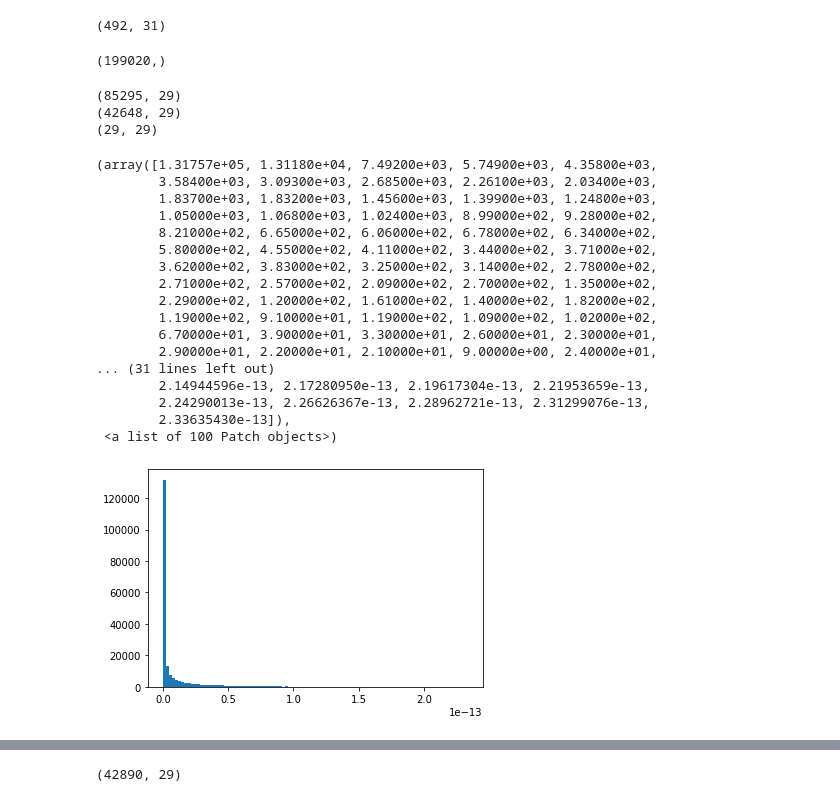
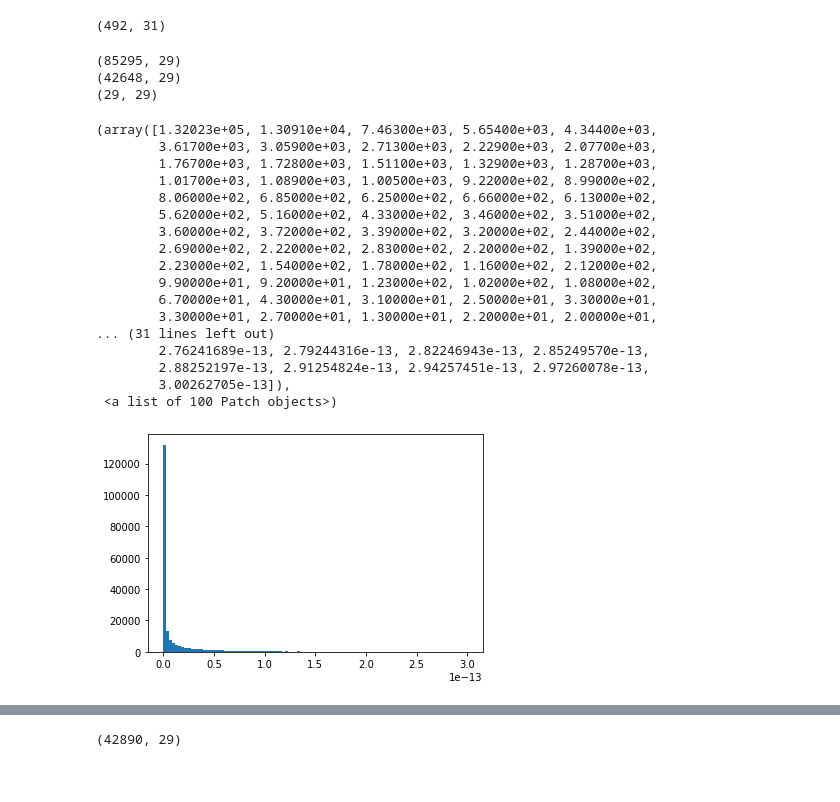
Before and after one commit to adils1212/fraud_data_analysis, a Jupyter notebook: Fraud_detection_analysis.ipynb, the cells around one changed output, grey strips where cells are left out. Cells and saved outputs as stored; diff of their text form; code cells hidden in the pictures.

```diff
--- a/Fraud_detection_analysis.ipynb
+++ b/Fraud_detection_analysis.ipynb
@@ -351,16 +289,12 @@ fraud.shape
 # %% [output]
 (492, 31)
 # %%
-non_fraud.shape
+
 #lets now split non fraud data into train val and test set
-
 non_fraud=non_fraud.iloc[:,1:]
 X_fraud=non_fraud.iloc[:,:-1]
 Y_fraud=non_fraud.iloc[:,-1]
 X_train, X_test, y_train, y_test = train_test_split(X_fraud, Y_fraud, test_size=0.3, random_state=1)
-y_train.shape
-# %% [output]
-(199020,)
 # %%
 import math
 print(X_test.shape)
@@ -384,26 +318,26 @@ def m_gau(x):
     return ex*lik
 # %%
 prob=[float(m_gau(x)) for x in X_train.values]
-plt.hist(prob,bins=100)
+a=plt.hist(prob,bins=100)
 # %% [output]
-(array([1.31757e+05, 1.31180e+04, 7.49200e+03, 5.74900e+03, 4.35800e+03,
-        3.58400e+03, 3.09300e+03, 2.68500e+03, 2.26100e+03, 2.03400e+03,
-        1.83700e+03, 1.83200e+03, 1.45600e+03, 1.39900e+03, 1.24800e+03,
-        1.05000e+03, 1.06800e+03, 1.02400e+03, 8.99000e+02, 9.28000e+02,
-        8.21000e+02, 6.65000e+02, 6.06000e+02, 6.78000e+02, 6.34000e+02,
-        5.80000e+02, 4.55000e+02, 4.11000e+02, 3.44000e+02, 3.71000e+02,
-        3.62000e+02, 3.83000e+02, 3.25000e+02, 3.14000e+02, 2.78000e+02,
-        2.71000e+02, 2.57000e+02, 2.09000e+02, 2.70000e+02, 1.35000e+02,
-        2.29000e+02, 1.20000e+02, 1.61000e+02, 1.40000e+02, 1.82000e+02,
-        1.19000e+02, 9.10000e+01, 1.19000e+02, 1.09000e+02, 1.02000e+02,
-        6.70000e+01, 3.90000e+01, 3.30000e+01, 2.60000e+01, 2.30000e+01,
-        2.90000e+01, 2.20000e+01, 2.10000e+01, 9.00000e+00, 2.40000e+01,
+(array([1.32023e+05, 1.30910e+04, 7.46300e+03, 5.65400e+03, 4.34400e+03,
+        3.61700e+03, 3.05900e+03, 2.71300e+03, 2.22900e+03, 2.07700e+03,
+        1.76700e+03, 1.72800e+03, 1.51100e+03, 1.32900e+03, 1.28700e+03,
+        1.01700e+03, 1.08900e+03, 1.00500e+03, 9.22000e+02, 8.99000e+02,
+        8.06000e+02, 6.85000e+02, 6.25000e+02, 6.66000e+02, 6.13000e+02,
+        5.62000e+02, 5.16000e+02, 4.33000e+02, 3.46000e+02, 3.51000e+02,
+        3.60000e+02, 3.72000e+02, 3.39000e+02, 3.20000e+02, 2.44000e+02,
+        2.69000e+02, 2.22000e+02, 2.83000e+02, 2.20000e+02, 1.39000e+02,
+        2.23000e+02, 1.54000e+02, 1.78000e+02, 1.16000e+02, 2.12000e+02,
+        9.90000e+01, 9.20000e+01, 1.23000e+02, 1.02000e+02, 1.08000e+02,
+        6.70000e+01, 4.30000e+01, 3.10000e+01, 2.50000e+01, 3.30000e+01,
+        3.30000e+01, 2.70000e+01, 1.30000e+01, 2.20000e+01, 2.00000e+01,
 ... (31 lines left out)
-        2.14944596e-13, 2.17280950e-13, 2.19617304e-13, 2.21953659e-13,
-        2.24290013e-13, 2.26626367e-13, 2.28962721e-13, 2.31299076e-13,
-        2.33635430e-13]),
+        2.76241689e-13, 2.79244316e-13, 2.82246943e-13, 2.85249570e-13,
+        2.88252197e-13, 2.91254824e-13, 2.94257451e-13, 2.97260078e-13,
+        3.00262705e-13]),
  <a list of 100 Patch objects>)
-[figure, old version]
+[figure, new version]
 # %%
 print(max(prob))
 print(X_test2.shape)
```
Also changed, not shown: parts of 25 cells of this notebook.
